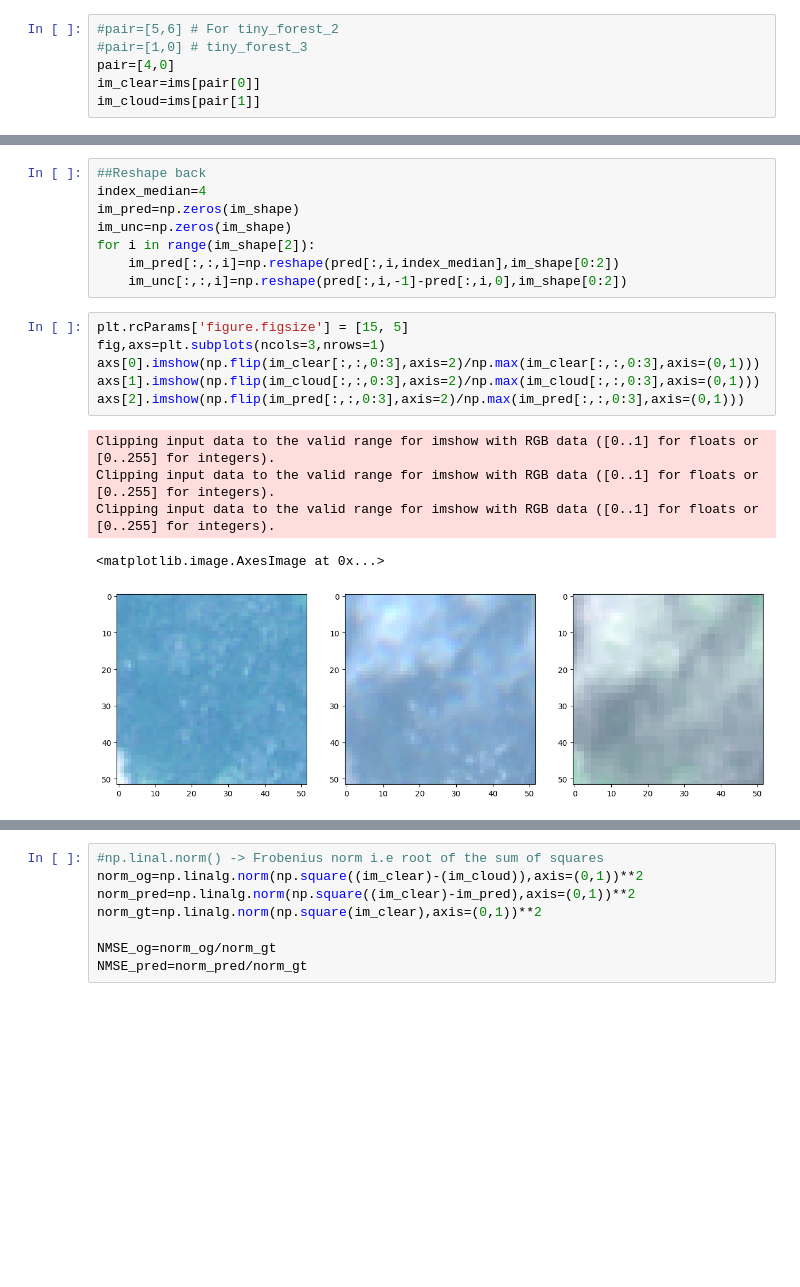
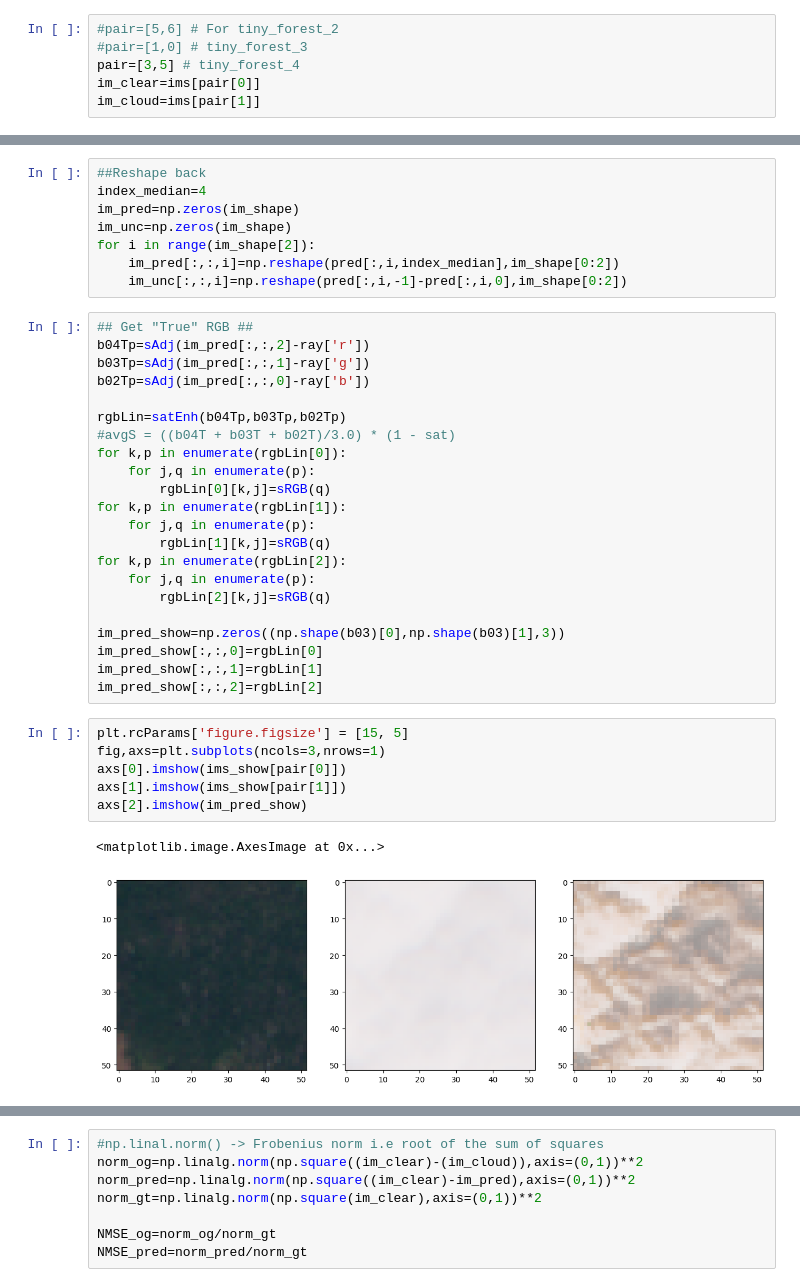
Before and after one commit to filipronn/SEEX30_Cloud_Fog, a Jupyter notebook: Cloud_rm/openeo_data.ipynb, the cells around one changed output, grey strips where cells are left out. Saved outputs shown, nothing was run; the diff lists cells and outputs as text; blank space fills up the shorter version.

```diff
--- a/Cloud_rm/openeo_data.ipynb
+++ b/Cloud_rm/openeo_data.ipynb
@@ -202,7 +187,7 @@ for i,ax in enumerate(axs.ravel()):
 # %%
 #pair=[5,6] # For tiny_forest_2
 #pair=[1,0] # tiny_forest_3
-pair=[4,0]
+pair=[3,5] # tiny_forest_4
 im_clear=ims[pair[0]]
 im_cloud=ims[pair[1]]
 # %%
@@ -245,18 +230,37 @@ im_unc=np.zeros(im_shape)
 for i in range(im_shape[2]):
     im_pred[:,:,i]=np.reshape(pred[:,i,index_median],im_shape[0:2])
     im_unc[:,:,i]=np.reshape(pred[:,i,-1]-pred[:,i,0],im_shape[0:2])
+# %%
+## Get "True" RGB ##
+b04Tp=sAdj(im_pred[:,:,2]-ray['r'])
+b03Tp=sAdj(im_pred[:,:,1]-ray['g'])
+b02Tp=sAdj(im_pred[:,:,0]-ray['b'])
+
+rgbLin=satEnh(b04Tp,b03Tp,b02Tp)
+#avgS = ((b04T + b03T + b02T)/3.0) * (1 - sat)
+for k,p in enumerate(rgbLin[0]):
+    for j,q in enumerate(p):
+        rgbLin[0][k,j]=sRGB(q)
+for k,p in enumerate(rgbLin[1]):
+    for j,q in enumerate(p):
+        rgbLin[1][k,j]=sRGB(q)
+for k,p in enumerate(rgbLin[2]):
+    for j,q in enumerate(p):
+        rgbLin[2][k,j]=sRGB(q)
+
+im_pred_show=np.zeros((np.shape(b03)[0],np.shape(b03)[1],3))
+im_pred_show[:,:,0]=rgbLin[0]
+im_pred_show[:,:,1]=rgbLin[1]
+im_pred_show[:,:,2]=rgbLin[2]
 # %%
 plt.rcParams['figure.figsize'] = [15, 5]
 fig,axs=plt.subplots(ncols=3,nrows=1)
-axs[0].imshow(np.flip(im_clear[:,:,0:3],axis=2)/np.max(im_clear[:,:,0:3],axis=(0,1)))
-axs[1].imshow(np.flip(im_cloud[:,:,0:3],axis=2)/np.max(im_cloud[:,:,0:3],axis=(0,1)))
-axs[2].imshow(np.flip(im_pred[:,:,0:3],axis=2)/np.max(im_pred[:,:,0:3],axis=(0,1)))
+axs[0].imshow(ims_show[pair[0]])
+axs[1].imshow(ims_show[pair[1]])
+axs[2].imshow(im_pred_show)
 # %% [output]
-Clipping input data to the valid range for imshow with RGB data ([0..1] for floats or [0..255] for integers).
-Clipping input data to the valid range for imshow with RGB data ([0..1] for floats or [0..255] for integers).
-Clipping input data to the valid range for imshow with RGB data ([0..1] for floats or [0..255] for integers).
+<matplotlib.image.AxesImage at 0x...>
-<matplotlib.image.AxesImage at 0x...>
-[figure, old version]
+[figure, new version]
 # %%
 nchannels=12
 plt.rcParams['figure.figsize'] = [20, 5*nchannels]
```
Also changed, not shown: parts of 6 cells of this notebook, 31 other files.
